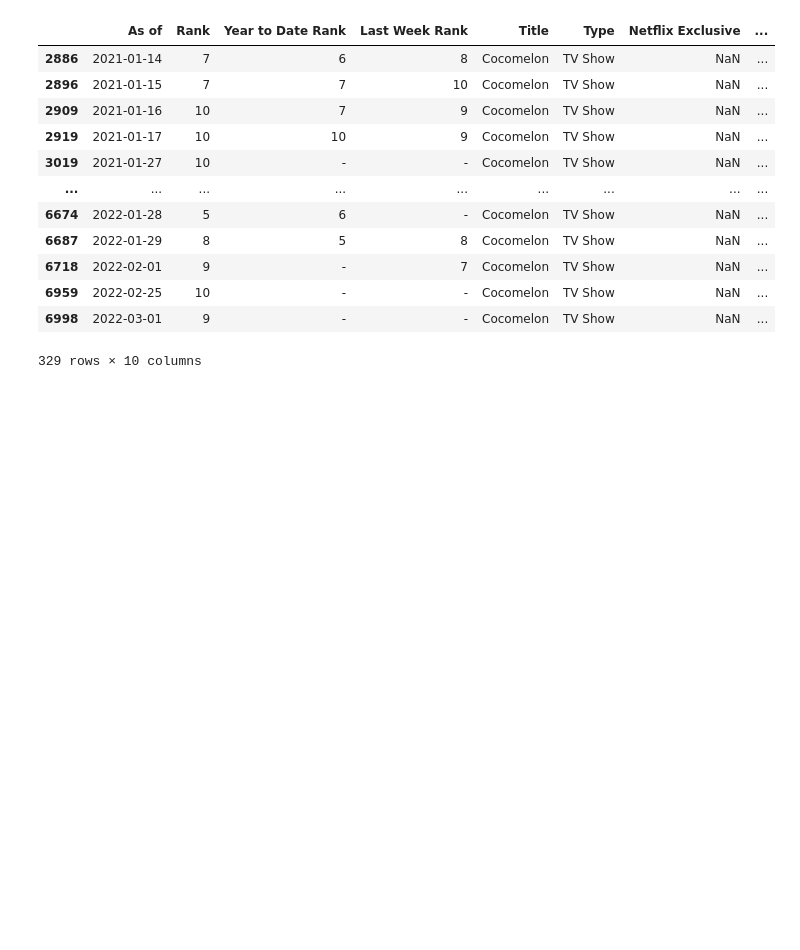
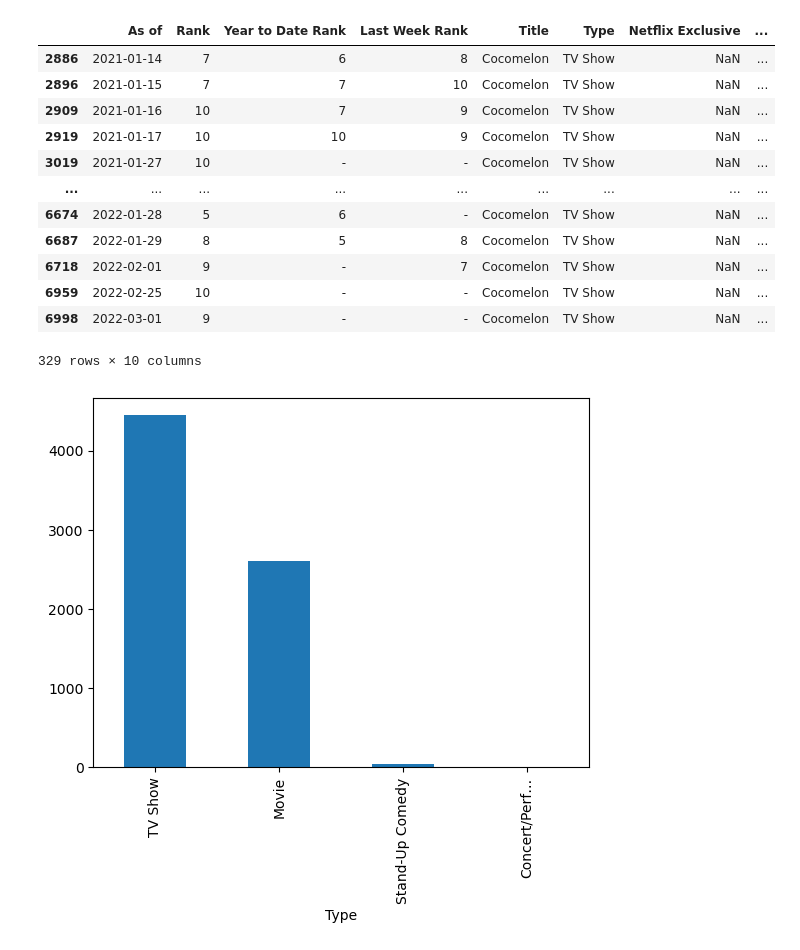
Before and after one commit to nicholasbirochi/AI-Development---EDA, a Jupyter notebook: visualization.ipynb, the cells around one changed output. Cells and saved outputs as stored; diff of their text form; code cells hidden in the pictures; blank space fills up the shorter version.

Commit message:
chore: Compare content types and viewership results

```diff
--- a/visualization.ipynb
+++ b/visualization.ipynb
@@ -121,3 +121,7 @@ df_netflix[df_netflix['Days In Top 10'] >= 100]
 | 6959 | 2022-02-25 | 10 | - | - | Cocomelon | TV Show | NaN | ... |
 | 6998 | 2022-03-01 | 9 | - | - | Cocomelon | TV Show | NaN | ... |
 329 rows × 10 columns
+# %%
+df_netflix.Type.value_counts().plot(kind='bar');
+# %% [output]
+[figure, added]
```
Also changed, not shown: parts of 2 cells of this notebook, 1 other file.
